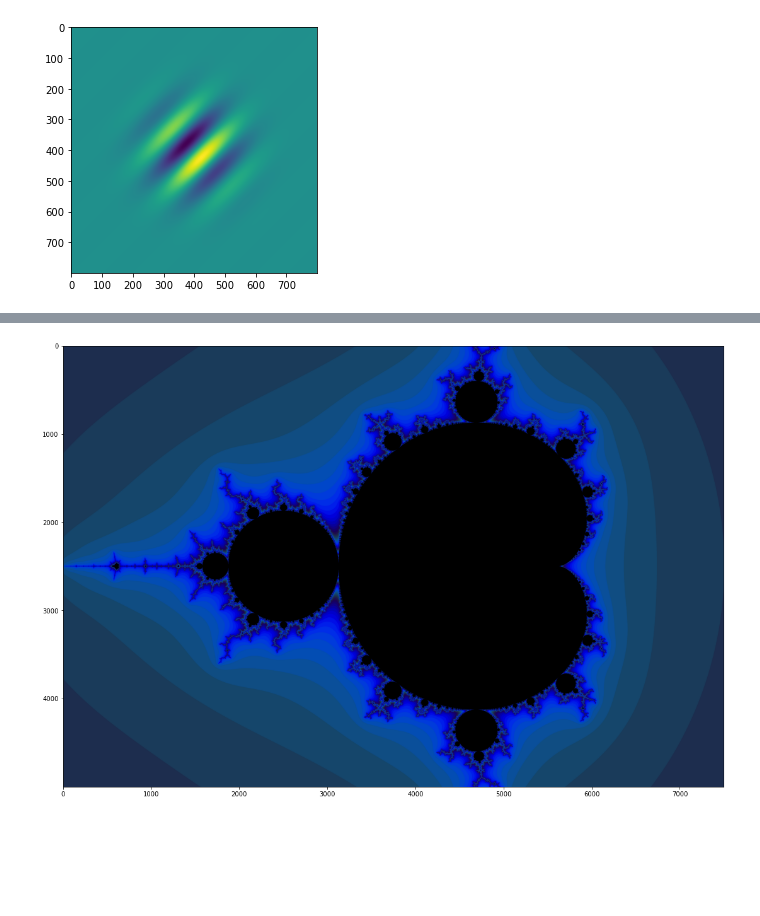
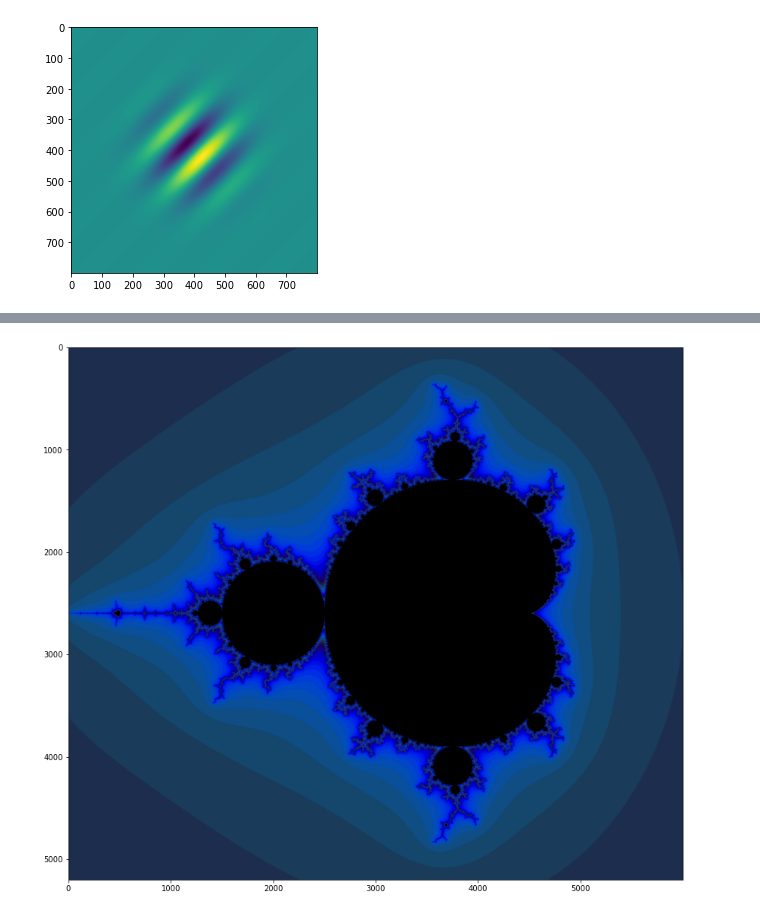
Before and after one commit to sambethune/pattern_analysis, a Jupyter notebook: demo_sheet_1/Demo Sheet 1.ipynb, the cells around one changed output, grey strips where cells are left out. Saved outputs shown, nothing was run; the diff lists cells and outputs as text; code cells hidden in the pictures; blank space fills up the shorter version.

```diff
--- a/demo_sheet_1/Demo Sheet 1.ipynb
+++ b/demo_sheet_1/Demo Sheet 1.ipynb
@@ -91,11 +94,6 @@ We can rerun this with decreased grid spacing ($10^{-3} \rightarrow 4 \times 10^
-# %%
-Y, X = np.mgrid[-1:1:4*10**-4, -2:1:4*10**-4]
-Z = X + 1j*Y
-
-xs = tf.constant(Z.astype(np.complex64))
-zs = tf.Variable(xs)
-ns = tf.Variable(tf.zeros_like(xs, tf.float32))
-
-showFractal(xs, zs, ns)
-# %% [output]
-[figure, removed]
+# %%
+Y , X = np.mgrid [-1.3:1.3:0.0005 , -2:1:0.0005]
+
+showFractal(X, Y)
+# %% [output]
+[figure, added]
```
Also changed, not shown: parts of 17 cells of this notebook.
